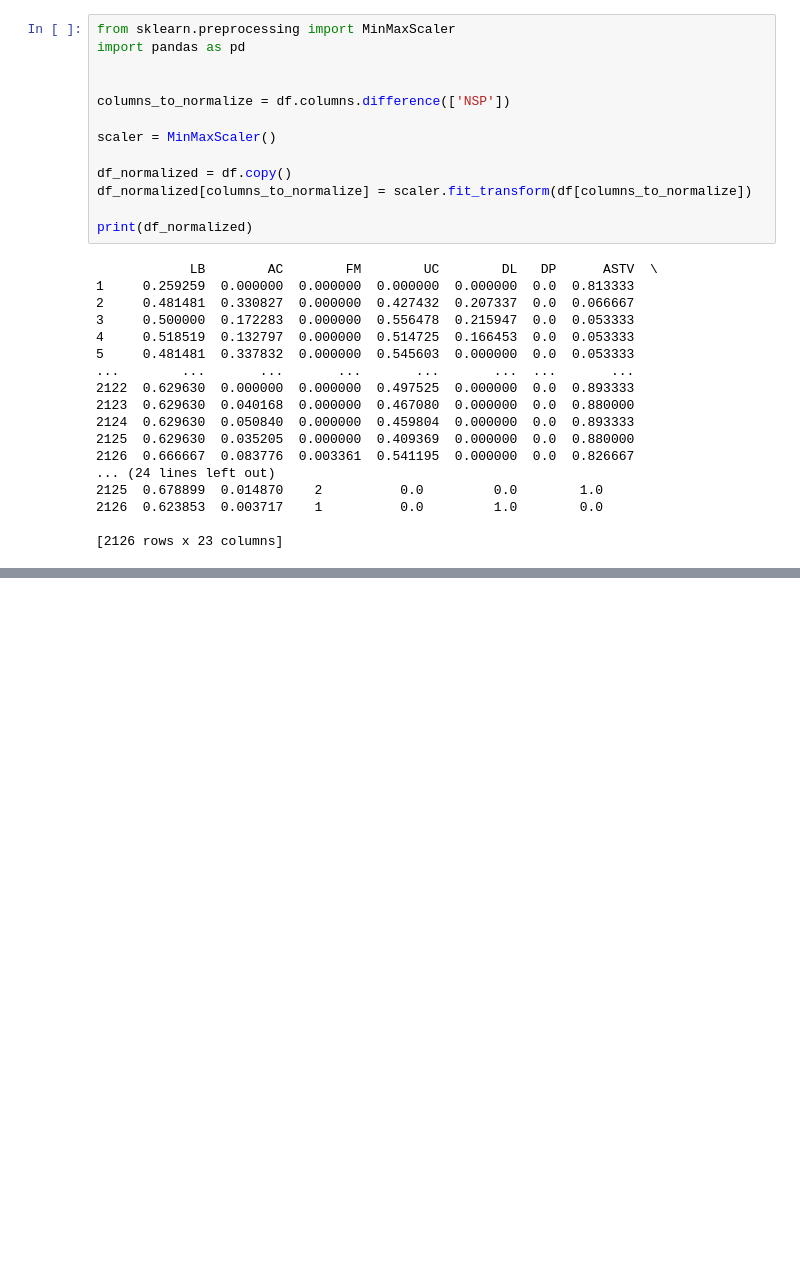
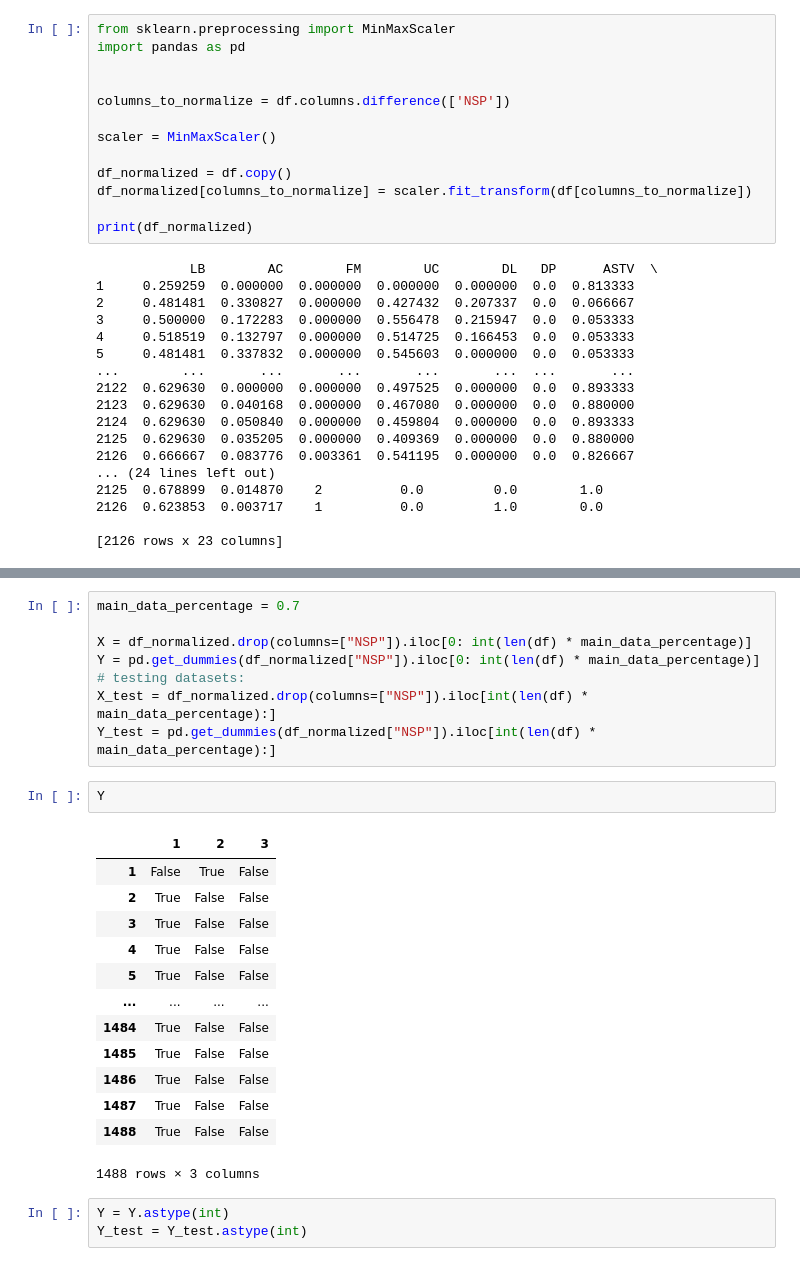
Before and after one commit to dpasierbiewicz/Cardiotocography_Fetus_Classification, a Jupyter notebook: CTG_notebook.ipynb, the cells around one changed output, grey strips where cells are left out. Drawn from its saved outputs; the diff is of its cells as text; blank space fills up the shorter version.

```diff
--- a/CTG_notebook.ipynb
+++ b/CTG_notebook.ipynb
@@ -333,0 +338,27 @@ print(df_normalized)
+# %%
+main_data_percentage = 0.7
+
+X = df_normalized.drop(columns=["NSP"]).iloc[0: int(len(df) * main_data_percentage)]
+Y = pd.get_dummies(df_normalized["NSP"]).iloc[0: int(len(df) * main_data_percentage)]
+# testing datasets:
+X_test = df_normalized.drop(columns=["NSP"]).iloc[int(len(df) * main_data_percentage):]
+Y_test = pd.get_dummies(df_normalized["NSP"]).iloc[int(len(df) * main_data_percentage):]
+# %%
+Y
+# %% [output]
+|  | 1 | 2 | 3 |
+| 1 | False | True | False |
+| 2 | True | False | False |
+| 3 | True | False | False |
+| 4 | True | False | False |
+| 5 | True | False | False |
+| ... | ... | ... | ... |
+| 1484 | True | False | False |
+| 1485 | True | False | False |
+| 1486 | True | False | False |
+| 1487 | True | False | False |
+| 1488 | True | False | False |
+1488 rows × 3 columns
+# %%
+Y = Y.astype(int)
+Y_test = Y_test.astype(int)
```
Also changed, not shown: parts of 19 cells of this notebook.
